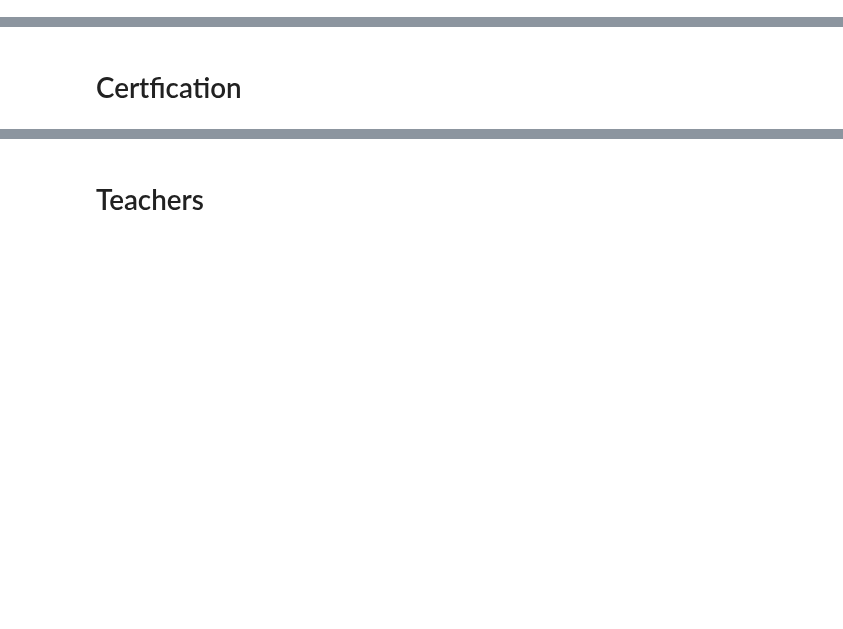
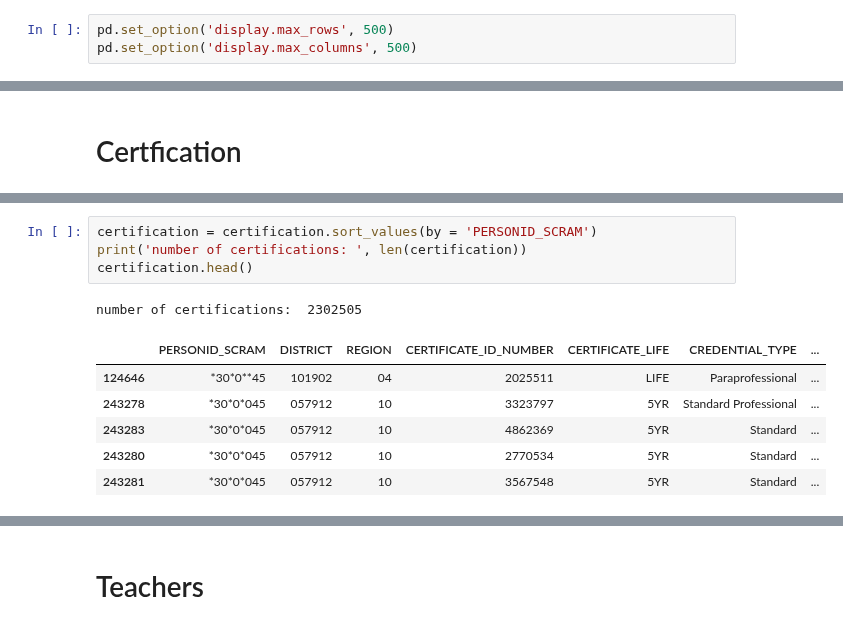
Before and after one commit to KylieLAnglin/dofis, a Jupyter notebook: clean/merge_certification.ipynb, the cells around one changed output, grey strips where cells are left out. Drawn from its saved outputs; the diff is of its cells as text; blank space fills up the shorter version.

```diff
--- a/clean/merge_certification.ipynb
+++ b/clean/merge_certification.ipynb
@@ -4,4 +4,7 @@ import os
 import fnmatch
 from library import start
 from library import clean_for_merge
+# %%
+pd.set_option('display.max_rows', 500)
+pd.set_option('display.max_columns', 500)
 # %%
@@ -47,0 +35,12 @@ length:  2392619
+# %%
+certification = certification.sort_values(by = 'PERSONID_SCRAM')
+print('number of certifications: ', len(certification))
+certification.head()
+# %% [output]
+number of certifications:  2302505
+|  | PERSONID_SCRAM | DISTRICT | REGION | CERTIFICATE_ID_NUMBER | CERTIFICATE_LIFE | CREDENTIAL_TYPE | ... |
+| 124646 | *30*0**45 | 101902 | 04 | 2025511 | LIFE | Paraprofessional | ... |
+| 243278 | *30*0*045 | 057912 | 10 | 3323797 | 5YR | Standard Professional | ... |
+| 243283 | *30*0*045 | 057912 | 10 | 4862369 | 5YR | Standard | ... |
+| 243280 | *30*0*045 | 057912 | 10 | 2770534 | 5YR | Standard | ... |
+| 243281 | *30*0*045 | 057912 | 10 | 3567548 | 5YR | Standard | ... |
```
Also changed, not shown: parts of 14 cells of this notebook.
